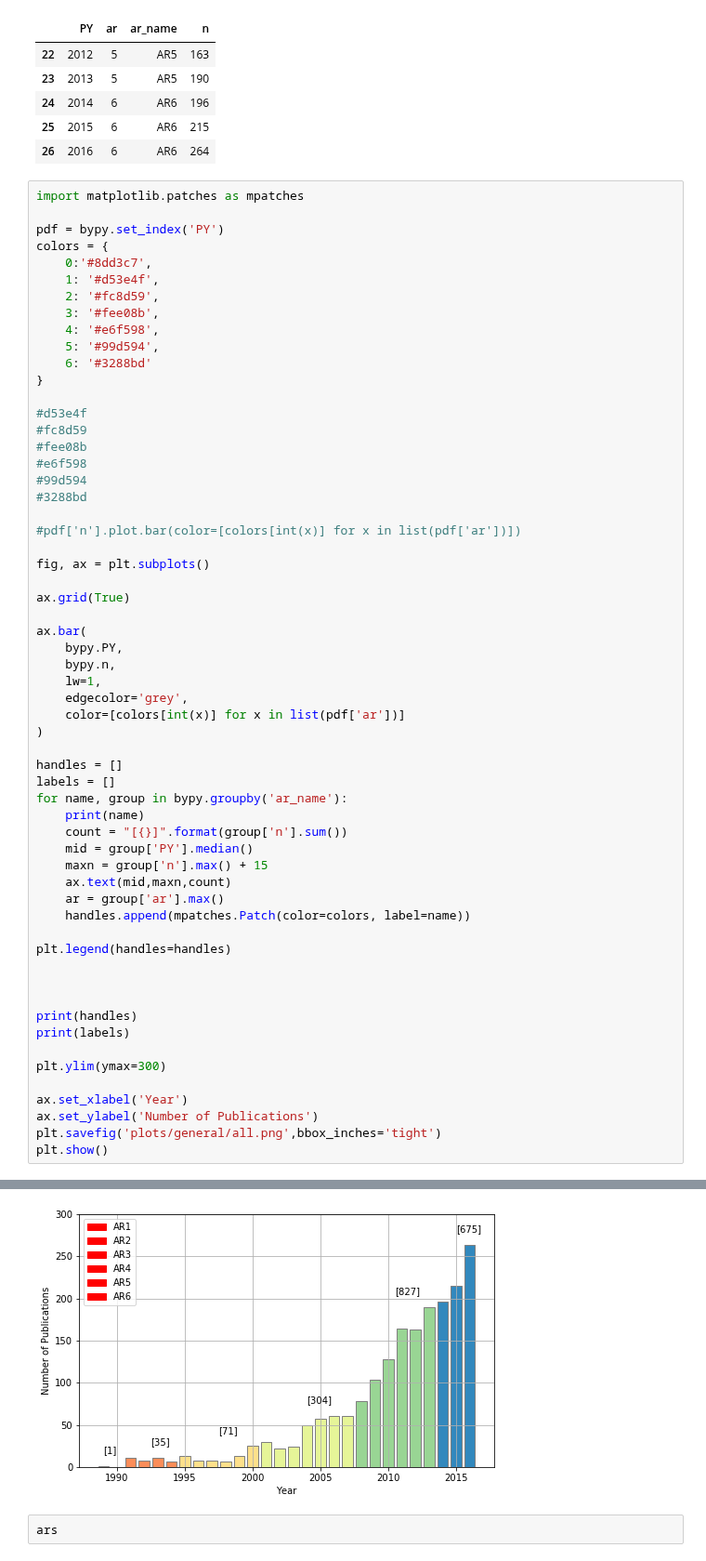
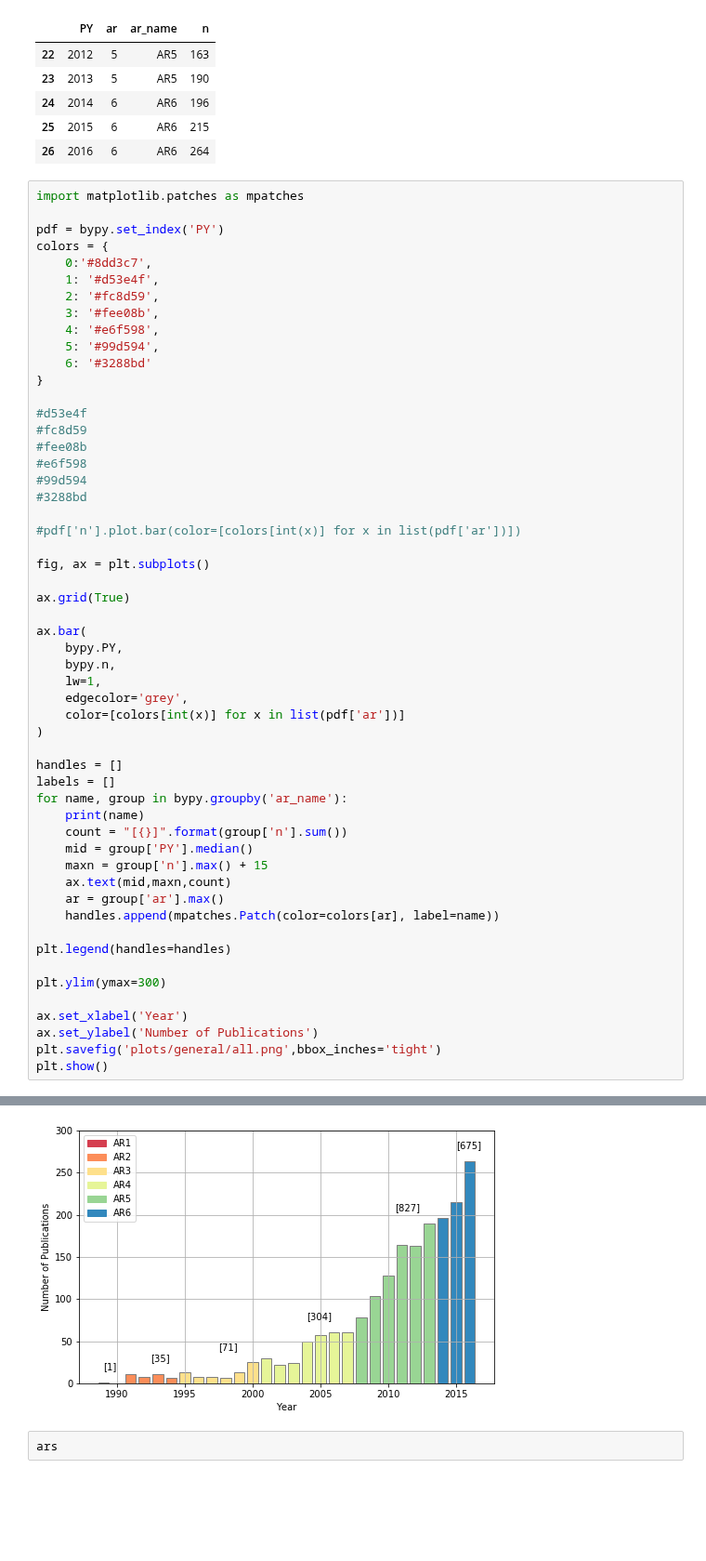
Before and after one commit to mcc-apsis/NETs-review, a Jupyter notebook: general_nets_plots.ipynb, the cells around one changed output, grey strips where cells are left out. Shown at 93% size. Saved outputs shown, nothing was run; the diff lists cells and outputs as text; blank space fills up the shorter version.

```diff
--- a/general_nets_plots.ipynb
+++ b/general_nets_plots.ipynb
@@ -259,14 +259,9 @@ for name, group in bypy.groupby('ar_name'):
     maxn = group['n'].max() + 15
     ax.text(mid,maxn,count)
     ar = group['ar'].max()
-    handles.append(mpatches.Patch(color=colors, label=name))
+    handles.append(mpatches.Patch(color=colors[ar], label=name))
 
 plt.legend(handles=handles)
-
-
-
-print(handles)
-print(labels)
 
 plt.ylim(ymax=300)
 
@@ -286,4 +279,4 @@ AR6
-[figure, old version]
+[figure, new version]
 # %%
 ars
 # %% [output]
```
Also changed, not shown: parts of 1 cell of this notebook, 1 other file.
